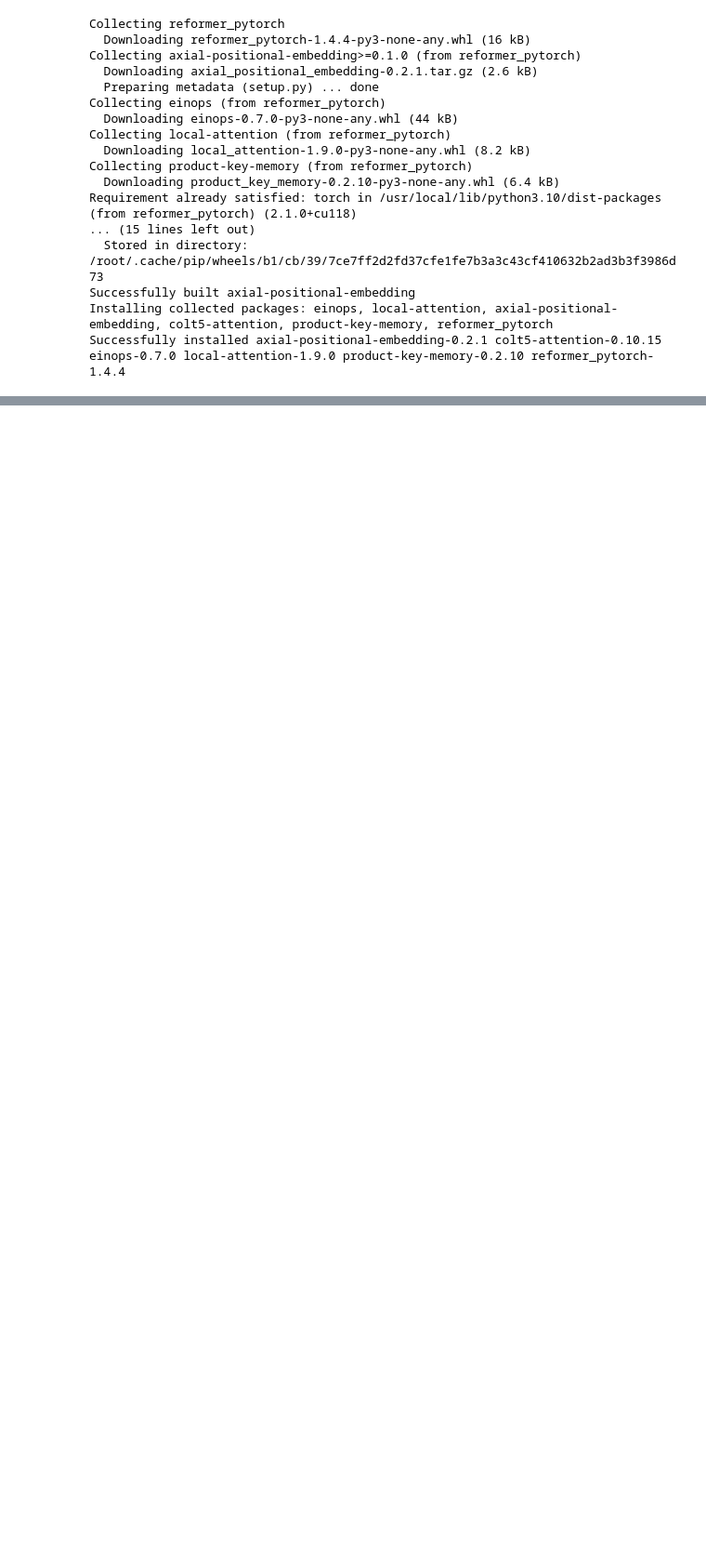
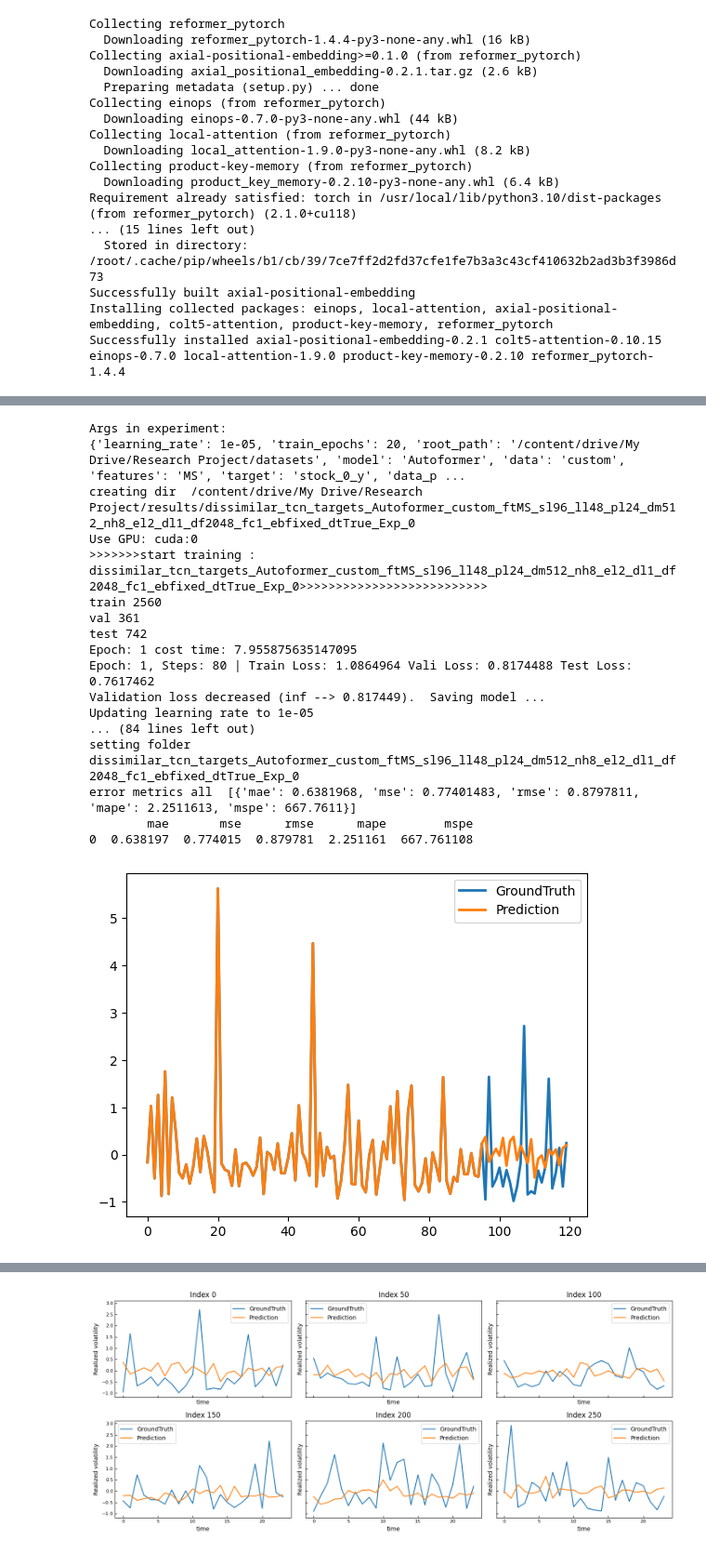
Before and after one commit to poo5zan/Autoformer, a Jupyter notebook: Autoformer_Research_project_Pujan.ipynb, the cells around one changed output, grey strips where cells are left out. Shown at 93% size. Saved outputs shown, nothing was run; the diff lists cells and outputs as text; code cells hidden in the pictures; blank space fills up the shorter version.

```diff
--- a/Autoformer_Research_project_Pujan.ipynb
+++ b/Autoformer_Research_project_Pujan.ipynb
@@ -431,0 +464,21 @@ error metrics all  [{'mae': 0.7737771, 'mse': 1.0016885, 'rmse': 1.0008439, 'map
+# %%
+run_experiments("tcn_targets", "dissimilar", "MS")
+# %% [output]
+Args in experiment:
+{'learning_rate': 1e-05, 'train_epochs': 20, 'root_path': '/content/drive/My Drive/Research Project/datasets', 'model': 'Autoformer', 'data': 'custom', 'features': 'MS', 'target': 'stock_0_y', 'data_p ...
+creating dir  /content/drive/My Drive/Research Project/results/dissimilar_tcn_targets_Autoformer_custom_ftMS_sl96_ll48_pl24_dm512_nh8_el2_dl1_df2048_fc1_ebfixed_dtTrue_Exp_0
+Use GPU: cuda:0
+>>>>>>>start training : dissimilar_tcn_targets_Autoformer_custom_ftMS_sl96_ll48_pl24_dm512_nh8_el2_dl1_df2048_fc1_ebfixed_dtTrue_Exp_0>>>>>>>>>>>>>>>>>>>>>>>>>>
+train 2560
+val 361
+test 742
+Epoch: 1 cost time: 7.955875635147095
+Epoch: 1, Steps: 80 | Train Loss: 1.0864964 Vali Loss: 0.8174488 Test Loss: 0.7617462
+Validation loss decreased (inf --> 0.817449).  Saving model ...
+Updating learning rate to 1e-05
+... (84 lines left out)
+setting folder  dissimilar_tcn_targets_Autoformer_custom_ftMS_sl96_ll48_pl24_dm512_nh8_el2_dl1_df2048_fc1_ebfixed_dtTrue_Exp_0
+error metrics all  [{'mae': 0.6381968, 'mse': 0.77401483, 'rmse': 0.8797811, 'mape': 2.2511613, 'mspe': 667.7611}]
+        mae       mse      rmse      mape        mspe
+0  0.638197  0.774015  0.879781  2.251161  667.761108
+[figure, added]
@@ -431,0 +486 @@ error metrics all  [{'mae': 0.7737771, 'mse': 1.0016885, 'rmse': 1.0008439, 'map
+[figure, added]
```
Also changed, not shown: parts of 7 cells of this notebook.
